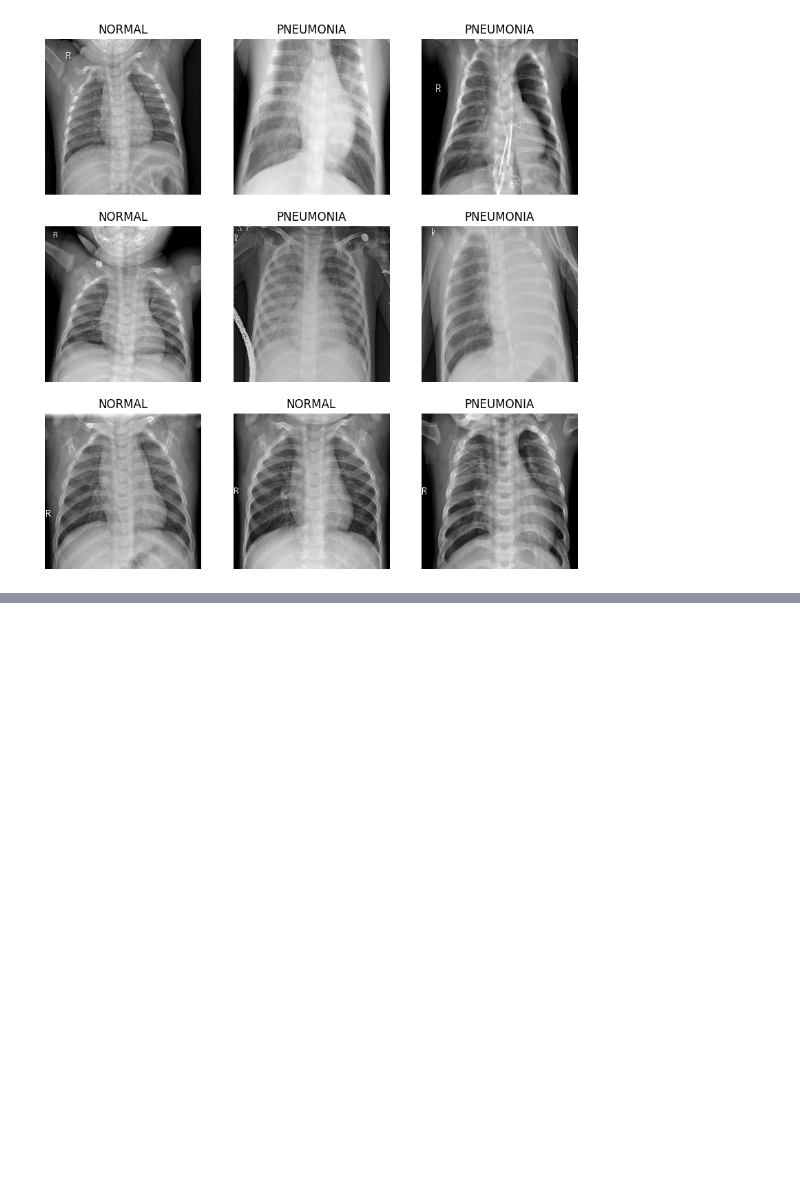
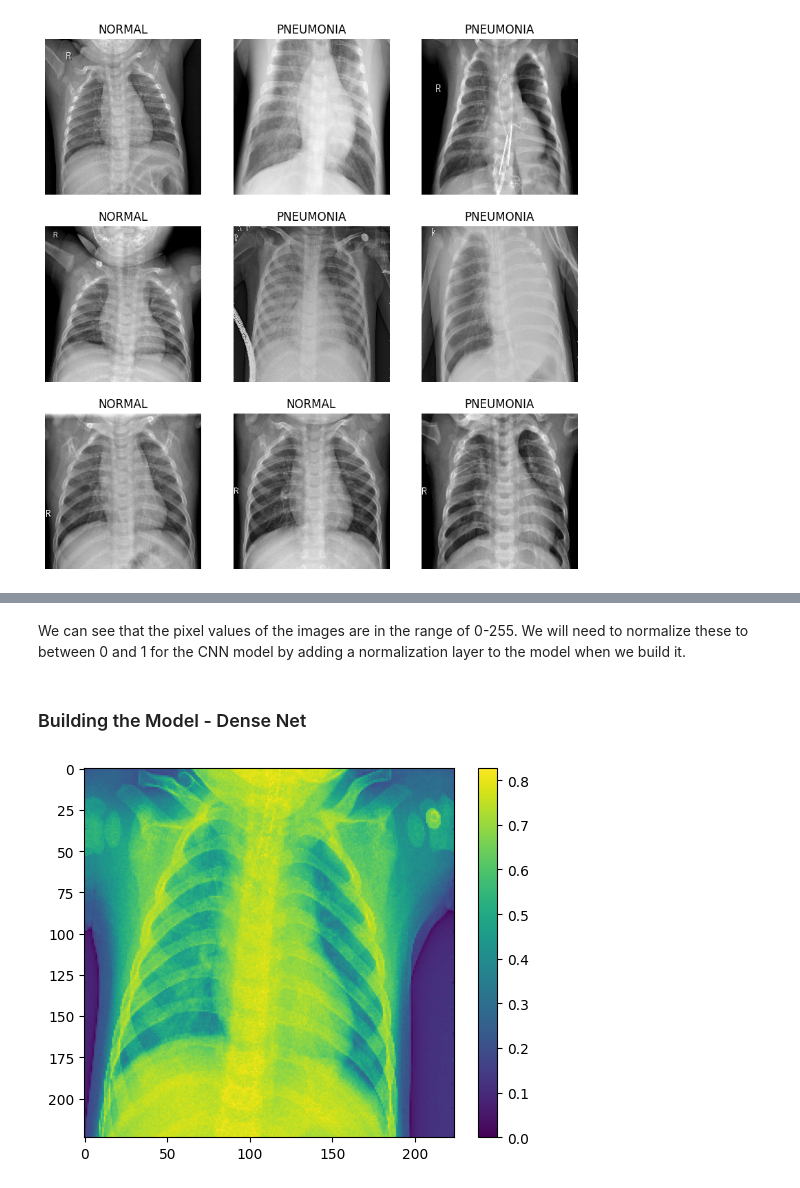
Before and after one commit to malikmahdivika/BMEN415-ML, a Jupyter notebook: Image_Classification.ipynb, the cells around one changed output, grey strips where cells are left out. Drawn from its saved outputs; the diff is of its cells as text; code cells hidden in the pictures; blank space fills up the shorter version.

```diff
--- a/Image_Classification.ipynb
+++ b/Image_Classification.ipynb
@@ -62,0 +128,17 @@ training_images = np.array([image.numpy() for image, label in training_set.unbat
+# %% [markdown]
+We can see that the pixel values of the images are in the range of 0-255. We will need to normalize these to between 0 and 1 for the CNN model by adding a normalization layer to the model when we build it.
+# %% [markdown]
+### Building the Model - Dense Net
+# %%
+# Let's first define the normalization layer
+normalization_layer = tf.keras.layers.Rescaling(1./255, input_shape=(224, 224, 1))
+
+# Check the normalization layer
+normalized_image = normalization_layer(X_train[0])
+plt.figure()
+plt.imshow(normalized_image)
+plt.colorbar()
+plt.grid(False)
+plt.show()
+# %% [output]
+[figure, added]
```
Also changed, not shown: parts of 7 cells of this notebook.
